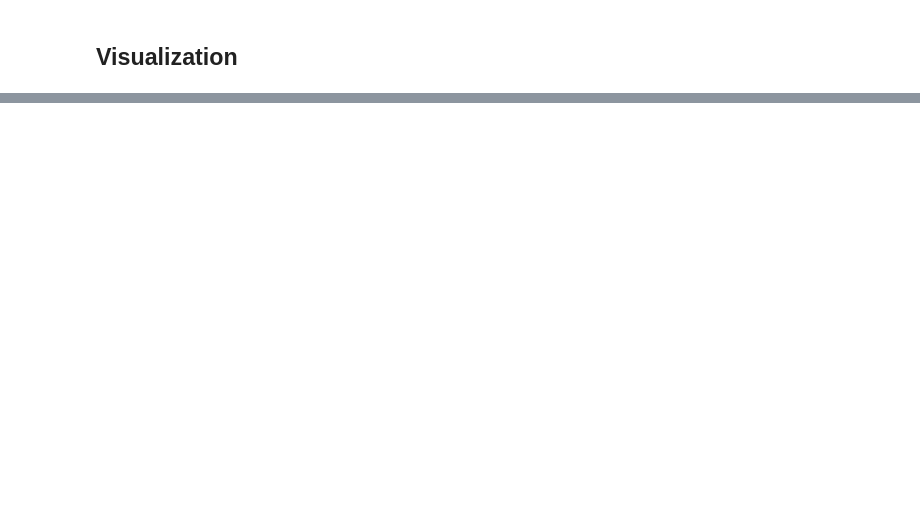
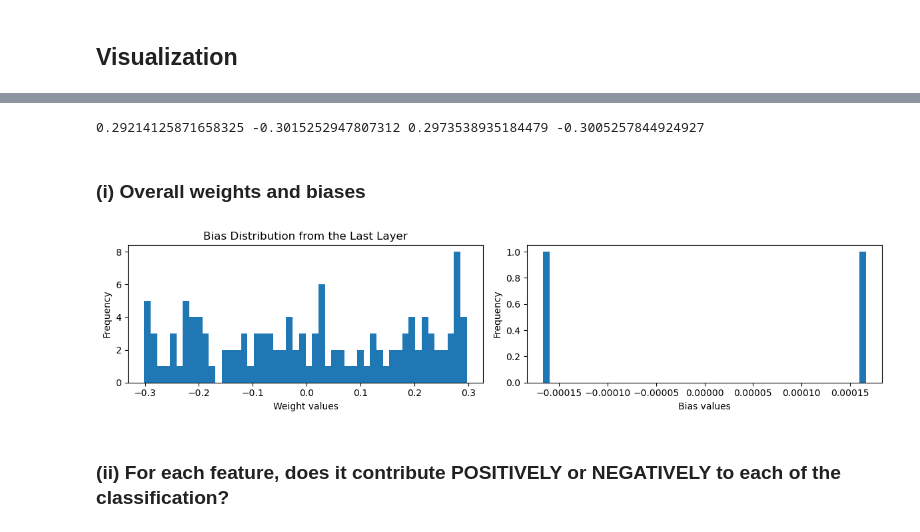
Before and after one commit to ANNIZHENG/Interactive_Weight_Analytics_Interface, a Jupyter notebook: VideoVisionTransformer.ipynb, the cells around one changed output, grey strips where cells are left out. Cells and saved outputs as stored; diff of their text form; code cells hidden in the pictures; blank space fills up the shorter version.

```diff
--- a/VideoVisionTransformer.ipynb
+++ b/VideoVisionTransformer.ipynb
@@ -623 +530,32 @@ weight_matrix_last_df
+# %%
+print(max(pd.DataFrame(weights).iloc[:,0]), min(pd.DataFrame(weights).iloc[:,0]), \
+      max(pd.DataFrame(weights).iloc[:,1]), min(pd.DataFrame(weights).iloc[:,1]))
+# %% [output]
+0.29214125871658325 -0.3015252947807312 0.2973538935184479 -0.3005257844924927
+# %% [markdown]
+### (i) Overall weights and biases
+# %%
+# Plotting
+
+plt.figure(figsize=(12, 3))
+
+# Weight Distribution
+plt.subplot(1, 2, 1)
+plt.title("Weight Distribution of the Last Layer")
+plt.hist(weights.flatten(), bins=50)
+plt.xlabel("Weight values")
+plt.ylabel("Frequency")
+
+# Bias Distribution
+plt.title("Bias Distribution from the Last Layer")
+plt.subplot(1, 2, 2)
+plt.hist(biases.flatten(), bins=50)
+plt.xlabel("Bias values")
+plt.ylabel("Frequency")
+plt.tight_layout()
+plt.show()
+# %% [output]
+[figure, added]
+# %% [markdown]
+### (ii) For each feature, does it contribute POSITIVELY or NEGATIVELY to each of the classification?
 # %%
```
Also changed, not shown: parts of 48 cells of this notebook, 1 other file.
